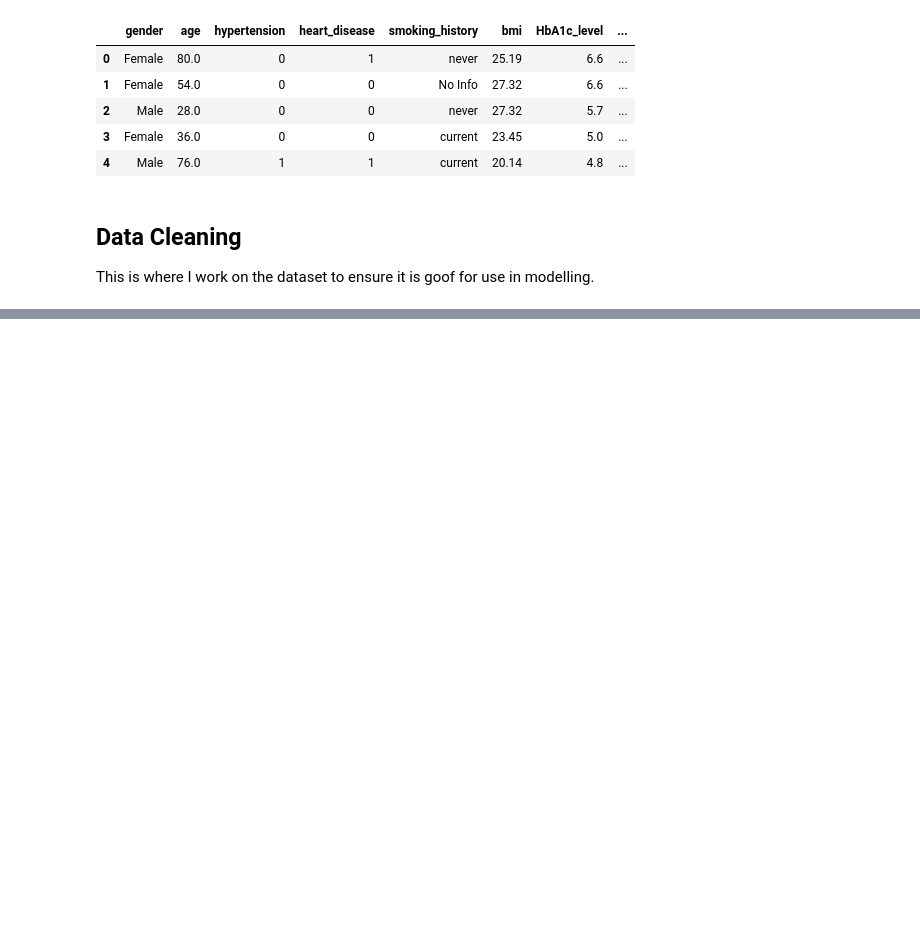
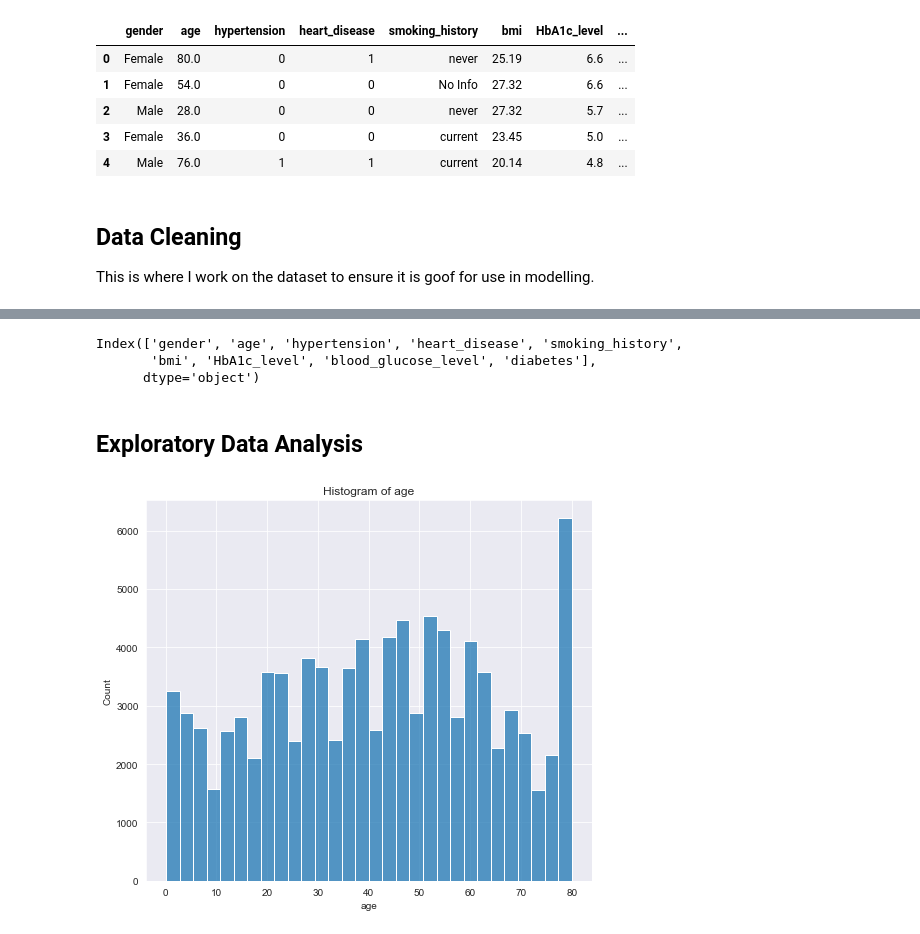
Before and after one commit to MosesMusyoki/Diabetes_Analysis_phase3, a Jupyter notebook: index.ipynb, the cells around one changed output, grey strips where cells are left out. Cells and saved outputs as stored; diff of their text form; code cells hidden in the pictures; blank space fills up the shorter version.

```diff
--- a/index.ipynb
+++ b/index.ipynb
@@ -167,3 +166,7 @@ diabetes_df.head()
 # %% [markdown]
 ## Data Cleaning
 This is where I work on the dataset to ensure it is goof for use in modelling.
+# %%
+# drops the duplicates in the data
+diabetes_df = diabetes_df.drop_duplicates()
+diabetes_df.shape
@@ -169,0 +175,6 @@ This is where I work on the dataset to ensure it is goof for use in modelling.
+# %%
+# check for distinct values
+
+for col in diabetes_df.columns:
+    distinct_vals = len(diabetes_df[col].unique())
+    print(f"{col}: {distinct_vals} unique values")
@@ -169,0 +209,6 @@ This is where I work on the dataset to ensure it is goof for use in modelling.
+# %%
+# Drop the 'Other' category
+diabetes_df = diabetes_df[diabetes_df['gender'].isin(['Female', 'Male'])]
+
+# Verify the value counts to confirm
+print(diabetes_df['gender'].value_counts())
@@ -169,0 +229,22 @@ This is where I work on the dataset to ensure it is goof for use in modelling.
+# %%
+# check the columns
+diabetes_df.columns
+# %% [output]
+Index(['gender', 'age', 'hypertension', 'heart_disease', 'smoking_history',
+       'bmi', 'HbA1c_level', 'blood_glucose_level', 'diabetes'],
+      dtype='object')
+# %% [markdown]
+## Exploratory Data Analysis
+# %%
+# create a function for plotting a histogram
+def plot_hist(df, col):
+    fig, ax = plt.subplots(figsize=(8,7))
+    sns.histplot(data=df, x=col, bins=30)
+    plt.title(f"Histogram of {col}")
+    plt.xlabel(f"{col}")
+    plt.ylabel("Count");
+# %%
+# check distribution of age
+plot_hist(diabetes_df, "age")
+# %% [output]
+[figure, added]
```
Also changed, not shown: parts of 54 cells of this notebook.
